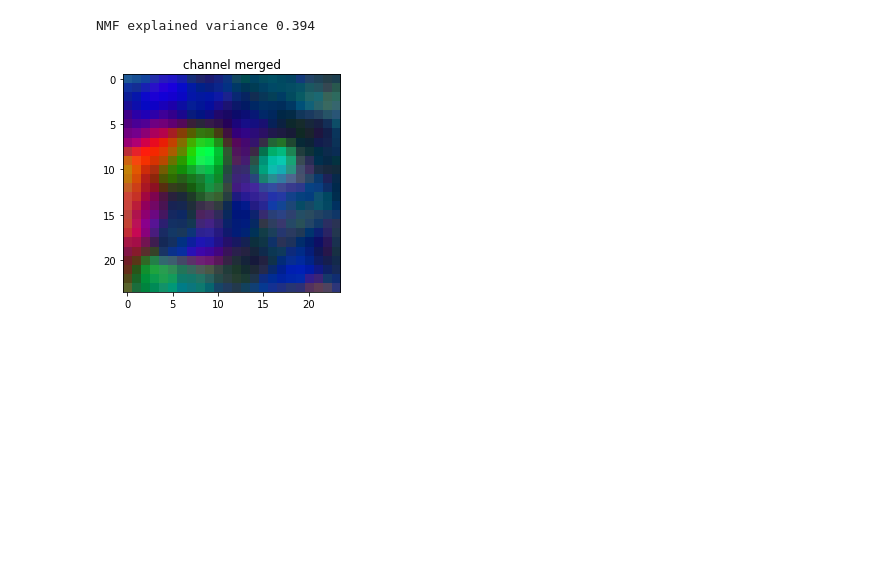
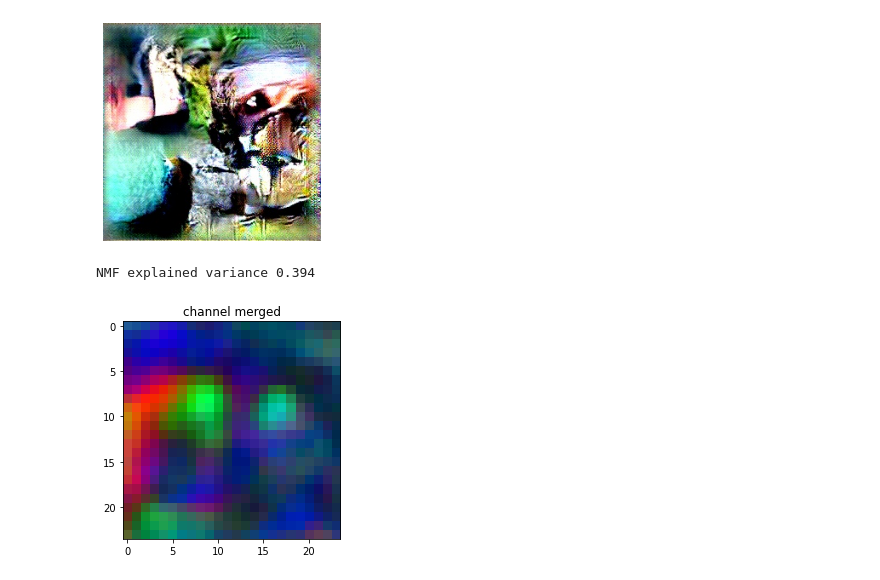
Before and after one commit to Animadversio/Visual_Neuron_Modelling, a Jupyter notebook: CorrFeatTsr_factor_analysis.ipynb, the cells around one changed output. Cells and saved outputs as stored; diff of their text form; code cells hidden in the pictures; blank space fills up the shorter version.

```diff
--- a/CorrFeatTsr_factor_analysis.ipynb
+++ b/CorrFeatTsr_factor_analysis.ipynb
@@ -18,6 +24,12 @@ Expi = 11
 corrDict = np.load(join("S:\corrFeatTsr","%s_Exp%d_Evol_corrTsr.npz"%(Animal,Expi)), allow_pickle=True) # **featFetcher.make_savedict()
 cctsr_dict = corrDict.get("cctsr").item()
 Ttsr_dict = corrDict.get("Ttsr").item()
+# %%
+ReprStats = loadmat(join(mat_path, Animal + "_ImageRepr.mat"), struct_as_record=False, squeeze_me=True, chars_as_strings=True)['ReprStats']
+# %%
+show_img(ReprStats[Expi].Manif.BestImg)
+# %% [output]
+[figure, added]
 # %%
 def rectify_tsr(Ttsr, mode="abs", thr=(-5, 5)):
     if mode is "pos_rect":
```
Also changed, not shown: parts of 3 cells of this notebook.
